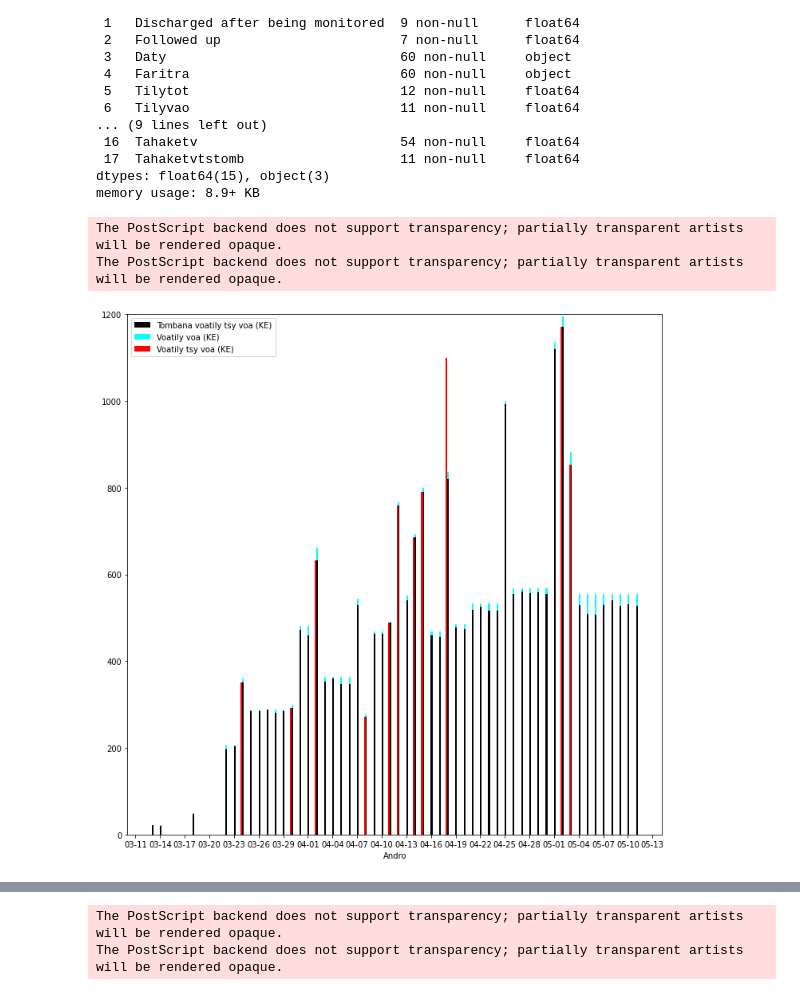
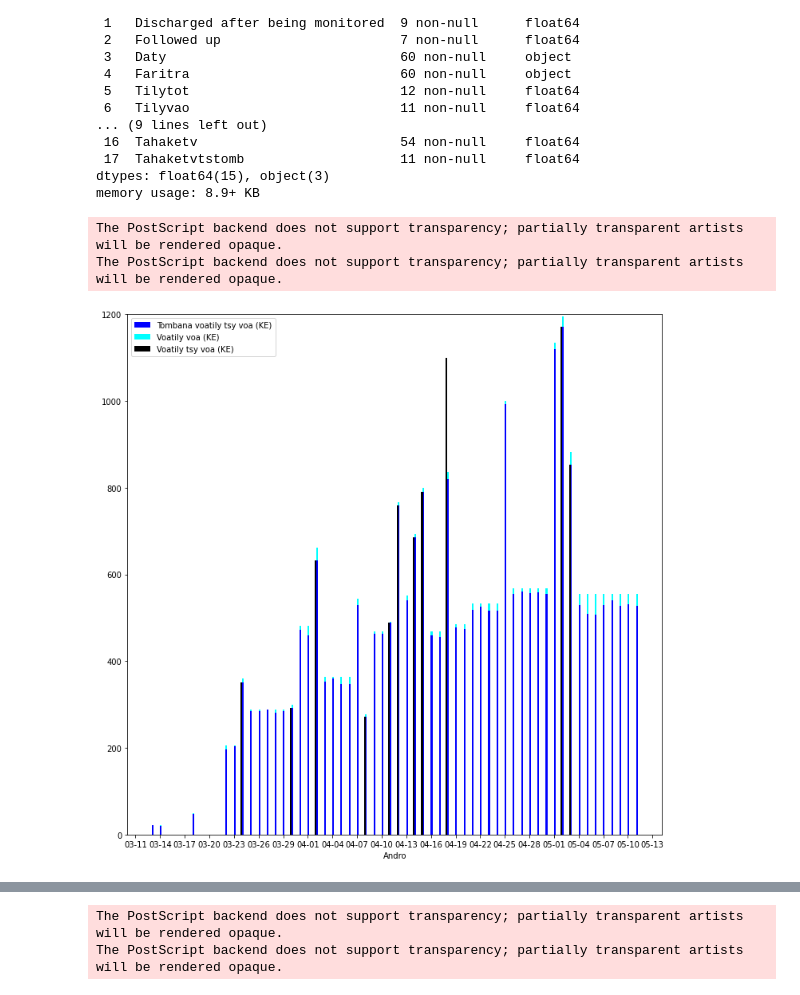
Before and after one commit to herysedra/covid19-mankaiza-clone, a Jupyter notebook: stats/Fampita_mdg_ke.ipynb, the cells around one changed output, grey strips where cells are left out. Cells and saved outputs as stored; diff of their text form; code cells hidden in the pictures.

```diff
--- a/stats/Fampita_mdg_ke.ipynb
+++ b/stats/Fampita_mdg_ke.ipynb
@@ -326,28 +326,28 @@ memory usage: 8.9+ KB
 # %%
 fig, ax = plt.subplots(figsize=(12, 12))
 
 frt = np.ones(len(ketilyvoa.index))*datetime.timedelta(hours=2)
 
-ax.bar(ketilyvoa.index + frt, ketilyvoa['Tsyvoatomb'], width= 0.2, color = 'black', label = 'Tombana voatily tsy voa (KE)')
+ax.bar(ketilyvoa.index + frt, ketilyvoa['Tsyvoatomb'], width= 0.2, color = 'blue', label = 'Tombana voatily tsy voa (KE)')
 ax.bar(ketilyvoa.index + frt, ketilyvoa['Ivao'], width= 0.2, color ='cyan', bottom = ketilyvoa['Tsyvoatomb'], label = 'Voatily voa (KE)')
-ax.bar(ketilyvoa.index - frt, ketilyvoa['Tsyvoa'], width= 0.2, color = 'red', label = 'Voatily tsy voa (KE)')
+ax.bar(ketilyvoa.index - frt, ketilyvoa['Tsyvoa'], width= 0.2, color = 'black', label = 'Voatily tsy voa (KE)')
 
 ax.set(xlabel ='Andro')
 
 date_form = DateFormatter("%m-%d")
 ax.xaxis.set_major_formatter(date_form)
 
 ax.xaxis.set_major_locator(mdates.DayLocator(interval=3))
 ax.legend(loc= 'upper left')
 
 plt.ylim(0,1200)
 plt.savefig(path_to_save+'ketahatv.eps')
 
 plt.show()
 # %% [output]
 The PostScript backend does not support transparency; partially transparent artists will be rendered opaque.
 The PostScript backend does not support transparency; partially transparent artists will be rendered opaque.
-[figure, old version]
+[figure, new version]
 # %%
 ketilyvoam = ketilyvoa.loc['2020-03-18':'2020-05-08']
 tilyvoam = tilyvoamdg.loc['2020-03-18':'2020-05-08']
```
Also changed, not shown: parts of 3 cells of this notebook.
